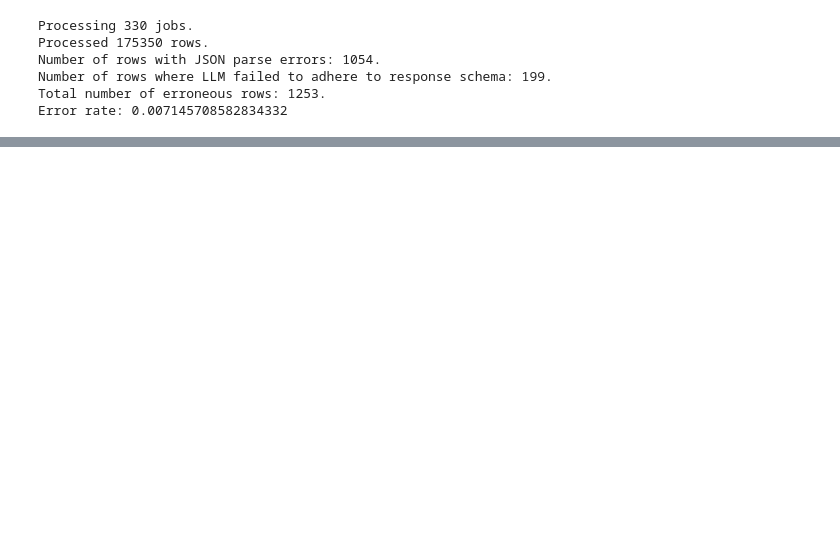
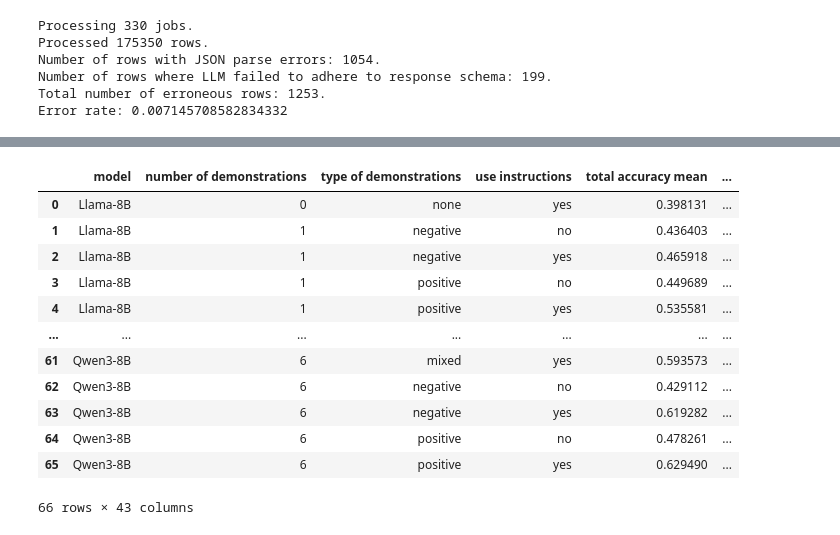
Before and after one commit to AleksiKaa/mscthesis, a Jupyter notebook: src/notebooks/results/aggregate_results_metrics.ipynb, the cells around one changed output, grey strips where cells are left out. Cells and saved outputs as stored; diff of their text form; code cells hidden in the pictures; blank space fills up the shorter version.

```diff
--- a/src/notebooks/results/aggregate_results_metrics.ipynb
+++ b/src/notebooks/results/aggregate_results_metrics.ipynb
@@ -153,8 +173,22 @@ agg = format_table(agg)
 # %%
 flattened = agg.copy()
 
-flattened.columns = [" ".join(list(cols)) for cols in flattened.columns]
-flattened = flattened.reset_index()
+#flattened.columns = [" ".join(list(cols)) for cols in flattened.columns]
+#flattened = flattened.reset_index()
 
-flattened
+#flattened
 #flattened.to_csv("./data/metrics.csv", sep=";")
+# %% [output]
+|  | model | number of demonstrations | type of demonstrations | use instructions | total accuracy mean | ... |
+| 0 | Llama-8B | 0 | none | yes | 0.398131 | ... |
+| 1 | Llama-8B | 1 | negative | no | 0.436403 | ... |
+| 2 | Llama-8B | 1 | negative | yes | 0.465918 | ... |
+| 3 | Llama-8B | 1 | positive | no | 0.449689 | ... |
+| 4 | Llama-8B | 1 | positive | yes | 0.535581 | ... |
+| ... | ... | ... | ... | ... | ... | ... |
+| 61 | Qwen3-8B | 6 | mixed | yes | 0.593573 | ... |
+| 62 | Qwen3-8B | 6 | negative | no | 0.429112 | ... |
+| 63 | Qwen3-8B | 6 | negative | yes | 0.619282 | ... |
+| 64 | Qwen3-8B | 6 | positive | no | 0.478261 | ... |
+| 65 | Qwen3-8B | 6 | positive | yes | 0.629490 | ... |
+66 rows × 43 columns
```
Also changed, not shown: parts of 1 cell of this notebook, 2 other files.
